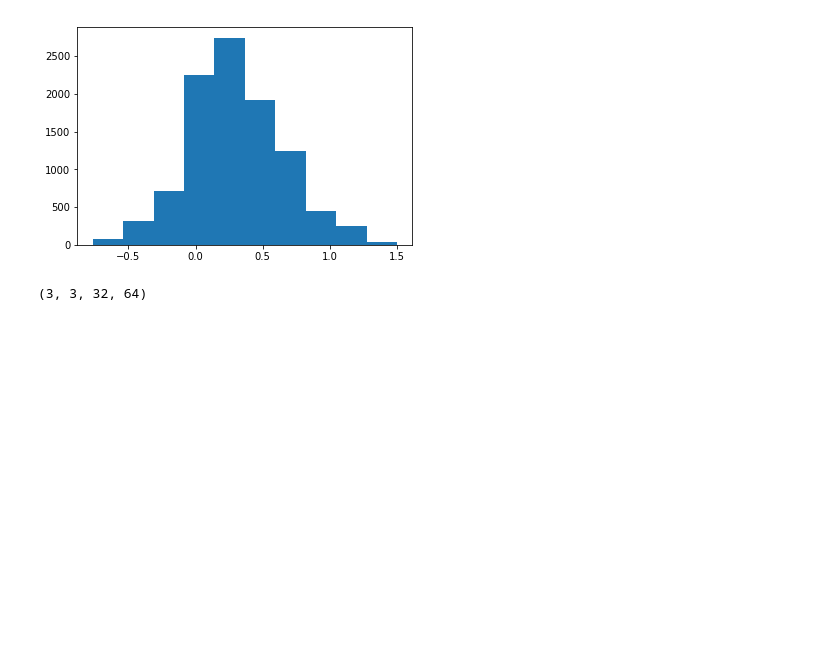
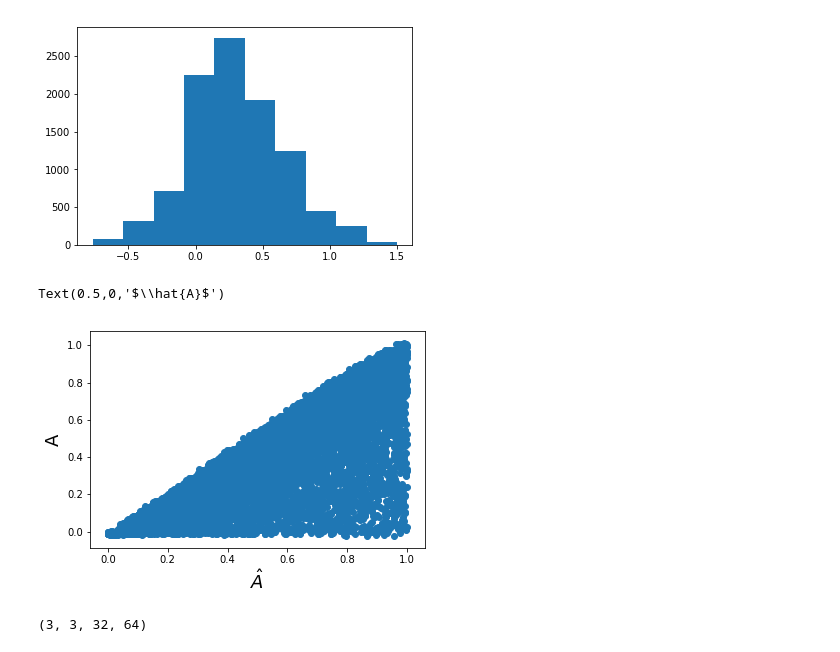
Before and after one commit to tanmoylaskar/ML, a Jupyter notebook: PyML/autoencoder_2.ipynb, the cells around one changed output. Saved outputs shown, nothing was run; the diff lists cells and outputs as text; code cells hidden in the pictures; blank space fills up the shorter version.

Commit message:
autoencoder diagnostic plots

```diff
--- a/PyML/autoencoder_2.ipynb
+++ b/PyML/autoencoder_2.ipynb
@@ -235,6 +235,11 @@ plt.hist(fitvals[:,2]); plt.show()
 [figure]
 [figure]
 [figure]
+# %%
+plt.scatter(A,fitvals[:,0]); plt.ylabel("A",fontsize=18); plt.xlabel("$\hat{A}$",fontsize=18)
+# %% [output]
+Text(0.5,0,'$\\hat{A}$')
+[figure, added]
 # %%
 w = model.get_weights()
 warr = np.array(w)
```
